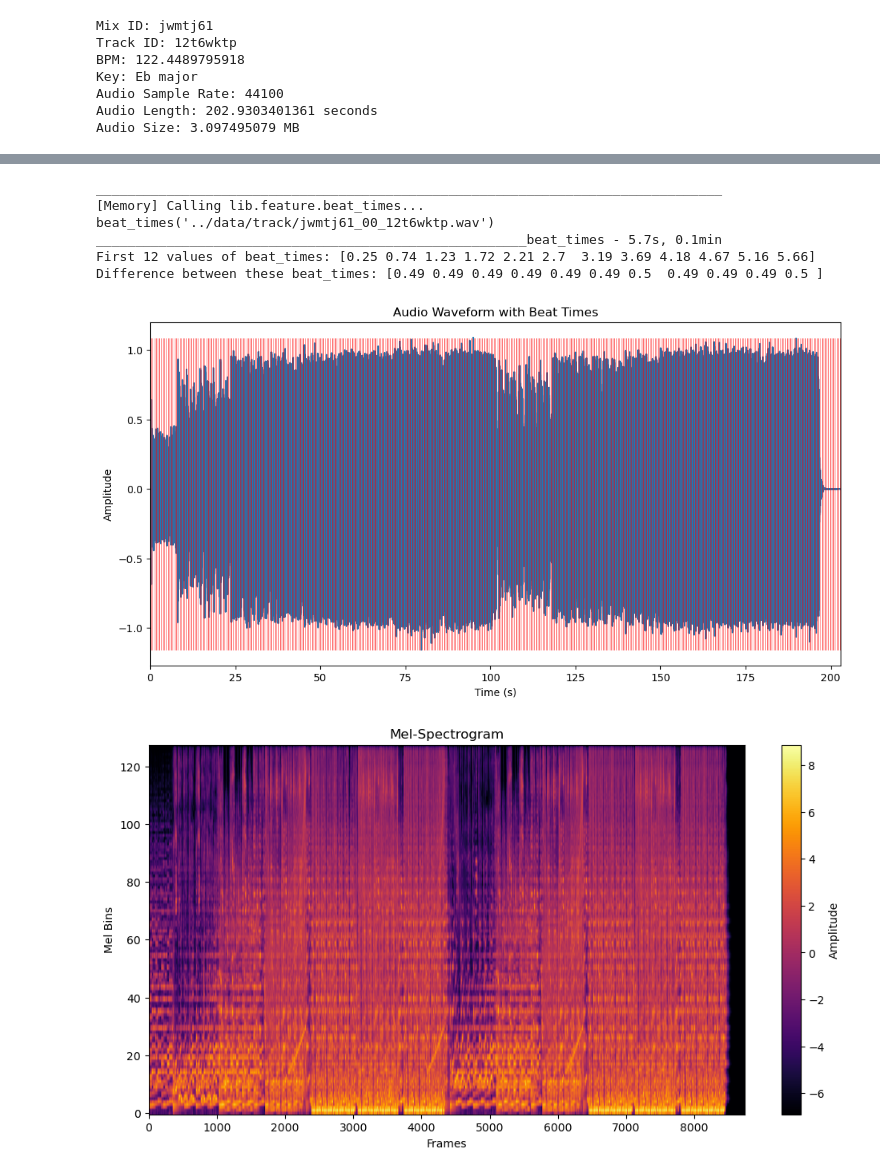
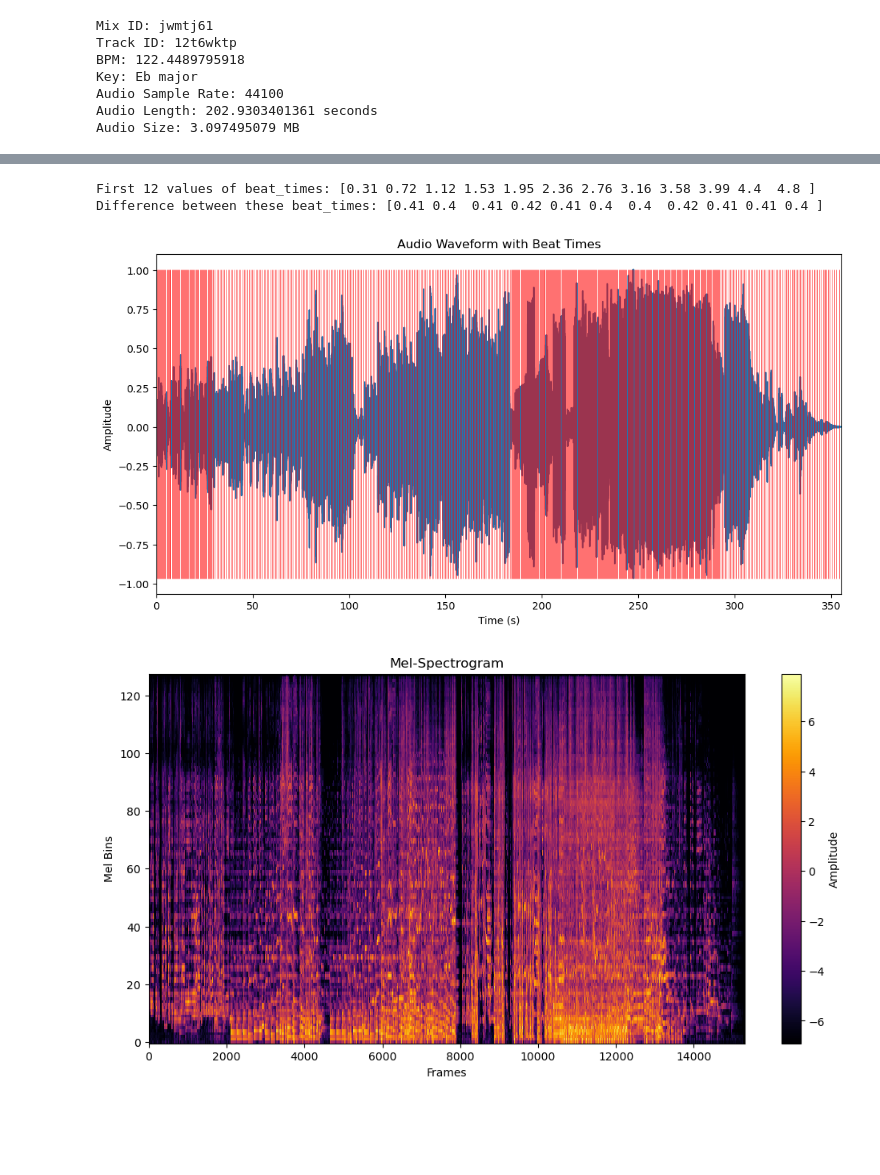
Before and after one commit to michaelhein39/dj-transition-predictor, a Jupyter notebook: notebooks/features_eda.ipynb, the cells around one changed output, grey strips where cells are left out. Cells and saved outputs as stored; diff of their text form; code cells hidden in the pictures; blank space fills up the shorter version.

```diff
--- a/notebooks/features_eda.ipynb
+++ b/notebooks/features_eda.ipynb
@@ -10,7 +10,7 @@ sys.path.insert(0, '../')
 import lib.feature as ft
 # %%
 # Load the audio file
-audio_path = '../data/track/jwmtj61_00_12t6wktp.wav'
+audio_path = '../data/misc_songs/Bohemian Rhapsody.mp3'
 audio_signal, sr = librosa.load(audio_path)
 # %%
 # Data on this track from tracks.csv
@@ -75,29 +75,25 @@ plt.ylabel('Amplitude')
 # Show the plot
 plt.show()
 # %% [output]
-________________________________________________________________________________
-[Memory] Calling lib.feature.beat_times...
-beat_times('../data/track/jwmtj61_00_12t6wktp.wav')
-_______________________________________________________beat_times - 5.7s, 0.1min
-First 12 values of beat_times: [0.25 0.74 1.23 1.72 2.21 2.7  3.19 3.69 4.18 4.67 5.16 5.66]
-Difference between these beat_times: [0.49 0.49 0.49 0.49 0.49 0.49 0.5  0.49 0.49 0.49 0.5 ]
+First 12 values of beat_times: [0.31 0.72 1.12 1.53 1.95 2.36 2.76 3.16 3.58 3.99 4.4  4.8 ]
+Difference between these beat_times: [0.41 0.4  0.41 0.42 0.41 0.4  0.4  0.42 0.41 0.41 0.4 ]
-[figure, old version]
+[figure, new version]
 # %%
 # Comput melspectrogram
 melspectrogram = ft.melspectrogram(audio_path)
 HOP_LENGTH = 512
 SAMPLING_RATE = 22050
 
 # Create an image of the melspectrogram
 plt.figure(figsize=(12, 6))
-plt.imshow(melspectrogram, cmap='inferno', origin='lower', aspect='auto')
+plt.imshow(melspectrogram, cmap='inferno', origin='lower', aspect='auto', interpolation='none')
 plt.xlabel('Frames')
 plt.ylabel('Mel Bins')
 plt.title('Mel-Spectrogram')
 plt.colorbar(label='Amplitude')
 plt.show()
 # %% [output]
-[figure, old version]
+[figure, new version]
 # %%
 # Create an image of the time Mel-spectrogram
 plt.figure(figsize=(8, 4))
```
Also changed, not shown: parts of 8 cells of this notebook, 1 other file.
